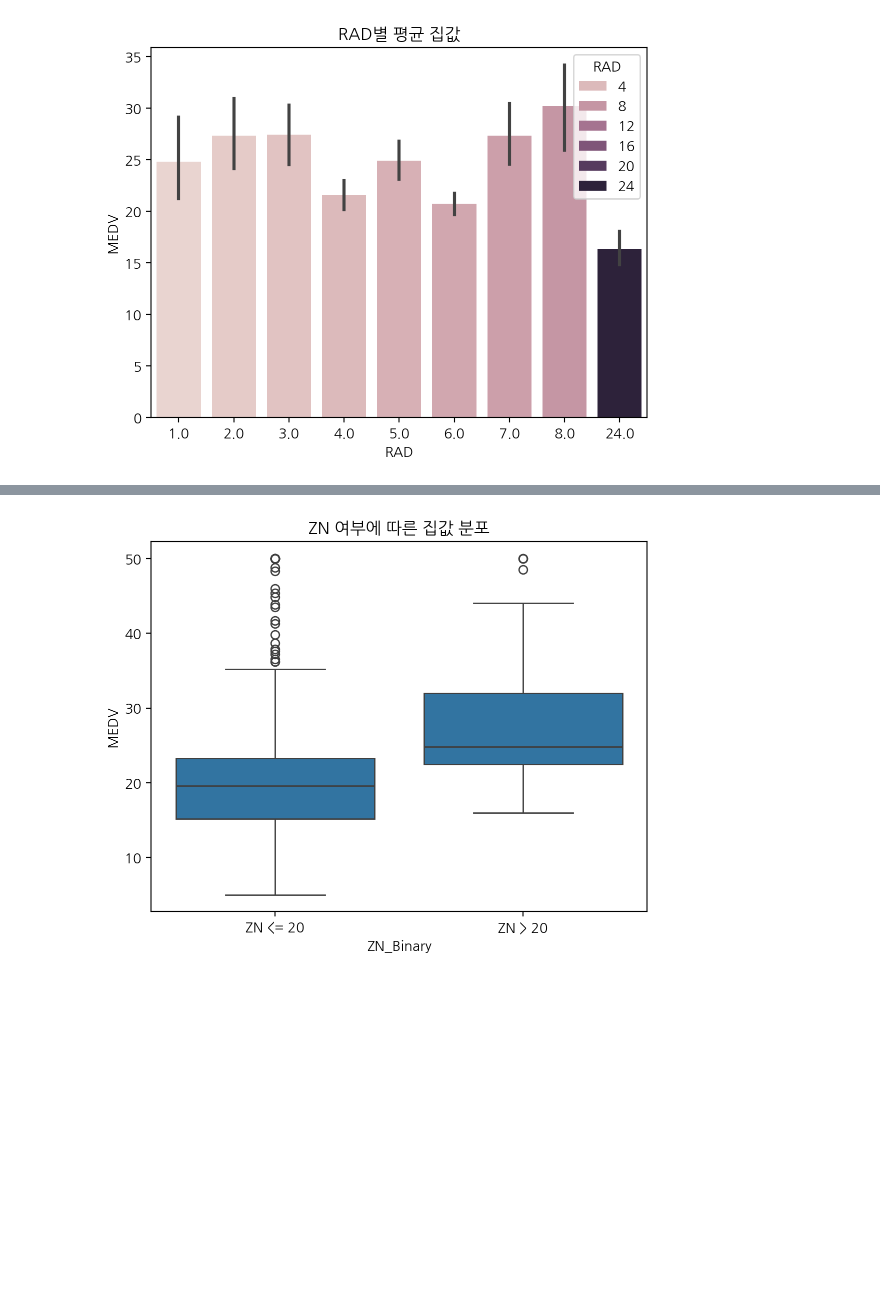
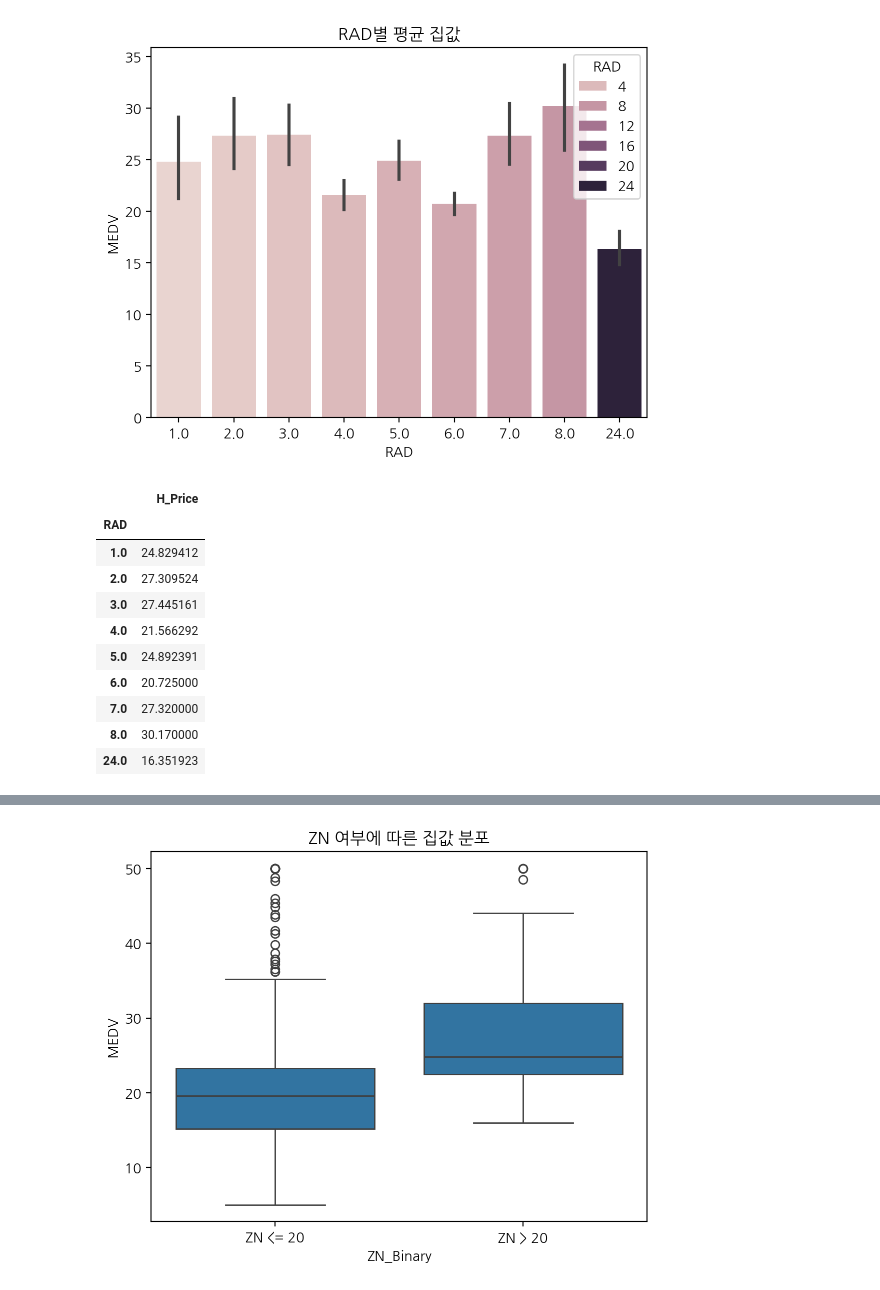
Before and after one commit to soobook/TensorFlow-DL, a Jupyter notebook: code/TF04.ipynb, the cells around one changed output, grey strips where cells are left out. Drawn from its saved outputs; the diff is of its cells as text; code cells hidden in the pictures; blank space fills up the shorter version.

```diff
--- a/code/TF04.ipynb
+++ b/code/TF04.ipynb
@@ -153,6 +146,20 @@ plt.title("RAD별 평균 집값")
 plt.show()
 # %% [output]
 [figure]
+# %%
+df.groupby(['RAD']).agg(H_Price = ('MEDV', 'mean'))
+# %% [output]
+|  | H_Price |
+| RAD |  |
+| 1.0 | 24.829412 |
+| 2.0 | 27.309524 |
+| 3.0 | 27.445161 |
+| 4.0 | 21.566292 |
+| 5.0 | 24.892391 |
+| 6.0 | 20.725000 |
+| 7.0 | 27.320000 |
+| 8.0 | 30.170000 |
+| 24.0 | 16.351923 |
 # %%
 import matplotlib.pyplot as plt
 import pandas as pd
```
Also changed, not shown: parts of 6 cells of this notebook.
